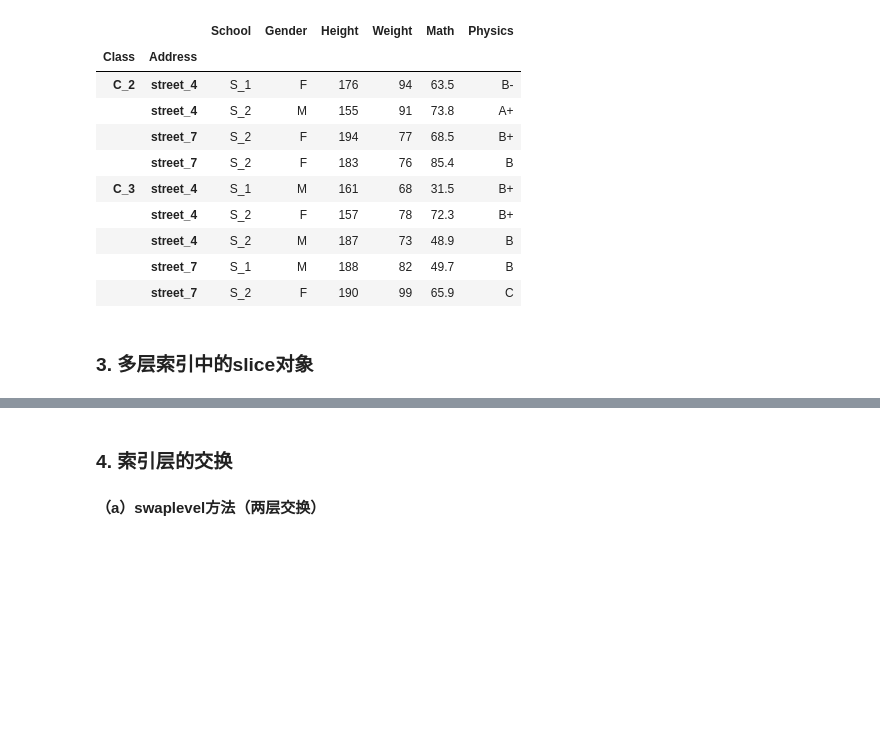
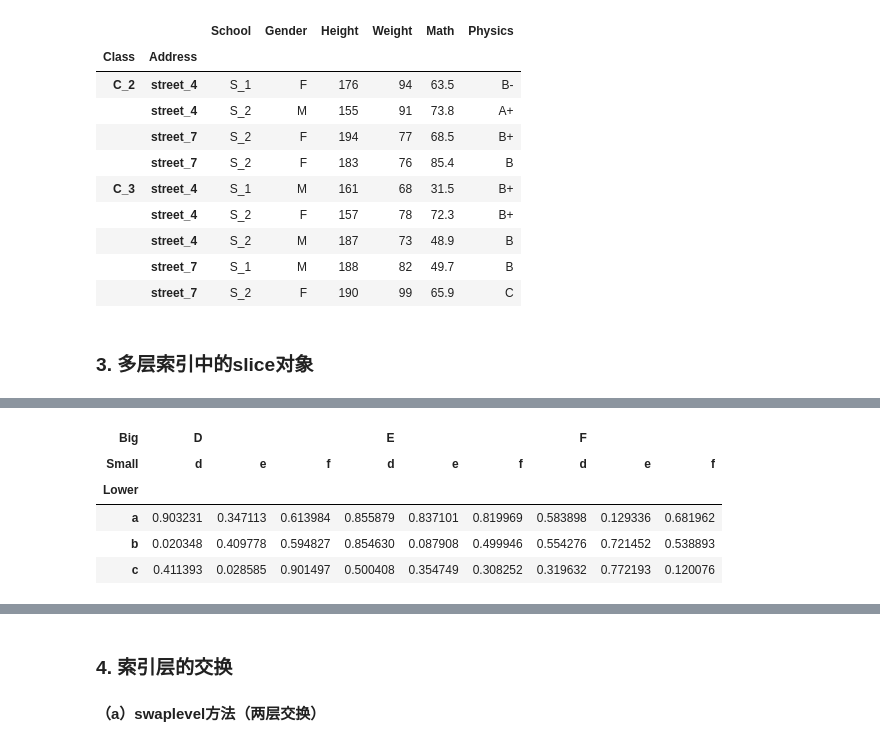
Before and after one commit to datawhalechina/joyful-pandas, a Jupyter notebook: 第2章 索引.ipynb, the cells around one changed output, grey strips where cells are left out. Drawn from its saved outputs; the diff is of its cells as text; code cells hidden in the pictures; blank space fills up the shorter version.

```diff
--- a/第2章 索引.ipynb
+++ b/第2章 索引.ipynb
@@ -771,0 +789,12 @@ df_s.loc[idx['B':,df_s['D']['d']>0.3],idx[df_s.sum()>4]]
+# %%
+#例子1
+df_s.loc[idx['A'],idx['D':]]
+#后面的层出现，则前面的层必须出现
+#df_s.loc[idx['a'],idx['D':]] #报错
+# %% [output]
+| Big | D |  |  | E |  |  | F |  |  |
+| Small | d | e | f | d | e | f | d | e | f |
+| Lower |  |  |  |  |  |  |  |  |  |
+| a | 0.903231 | 0.347113 | 0.613984 | 0.855879 | 0.837101 | 0.819969 | 0.583898 | 0.129336 | 0.681962 |
+| b | 0.020348 | 0.409778 | 0.594827 | 0.854630 | 0.087908 | 0.499946 | 0.554276 | 0.721452 | 0.538893 |
+| c | 0.411393 | 0.028585 | 0.901497 | 0.500408 | 0.354749 | 0.308252 | 0.319632 | 0.772193 | 0.120076 |
```
Also changed, not shown: parts of 26 cells of this notebook.
